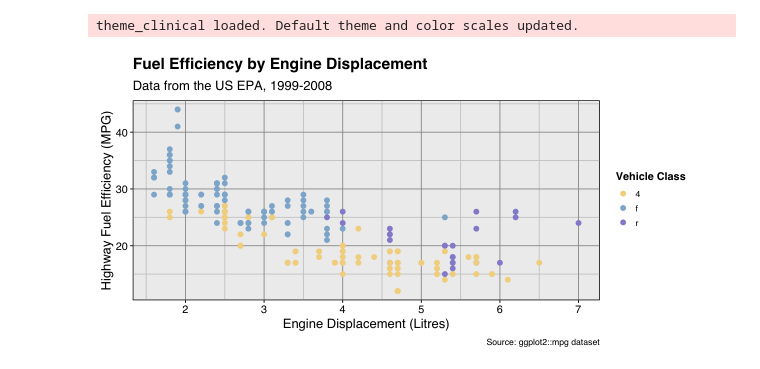
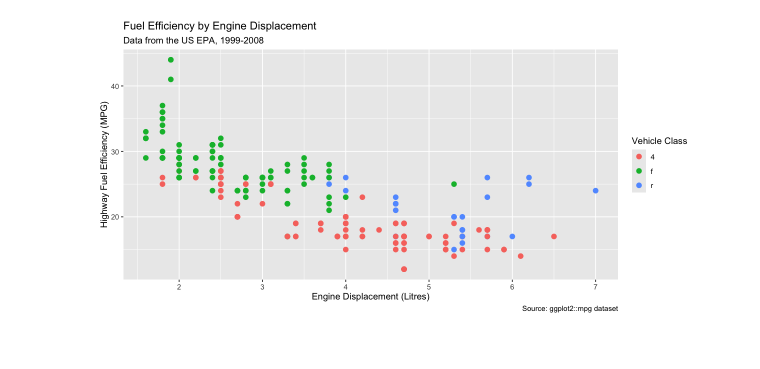
Before and after one commit to dbacsik/dbtools, a Jupyter notebook: viz/ggplot/test_plots.R.ipynb, the cells around one changed output. Saved outputs shown, nothing was run; the diff lists cells and outputs as text; code cells hidden in the pictures.

Commit message:
Updated display notebooks

```diff
--- a/viz/ggplot/test_plots.R.ipynb
+++ b/viz/ggplot/test_plots.R.ipynb
@@ -1,22 +1,19 @@
 # %%
 library(ggplot2)
-source("theme_clinical.R")
-# %% [output]
-theme_clinical loaded. Default theme and color scales updated.
 # %%
 options(repr.plot.width = 10, repr.plot.height = 5)
 # %%
-sample_plot <- ggplot(mpg, aes(x = displ, y = hwy, colour = drv)) +
+sample_dot <- ggplot(mpg, aes(x = displ, y = hwy, colour = drv)) +
   geom_point(size = 2.5) +
   labs(
     title = "Fuel Efficiency by Engine Displacement",
     subtitle = "Data from the US EPA, 1999-2008",
     x = "Engine Displacement (Litres)",
     y = "Highway Fuel Efficiency (MPG)",
     colour = "Vehicle Class",
     caption = "Source: ggplot2::mpg dataset"
   )
 
-sample_plot
+sample_dot
 # %% [output]
-[figure, old version]
+[figure, new version]
```
Also changed, not shown: parts of 5 cells of this notebook, 2 other files.
